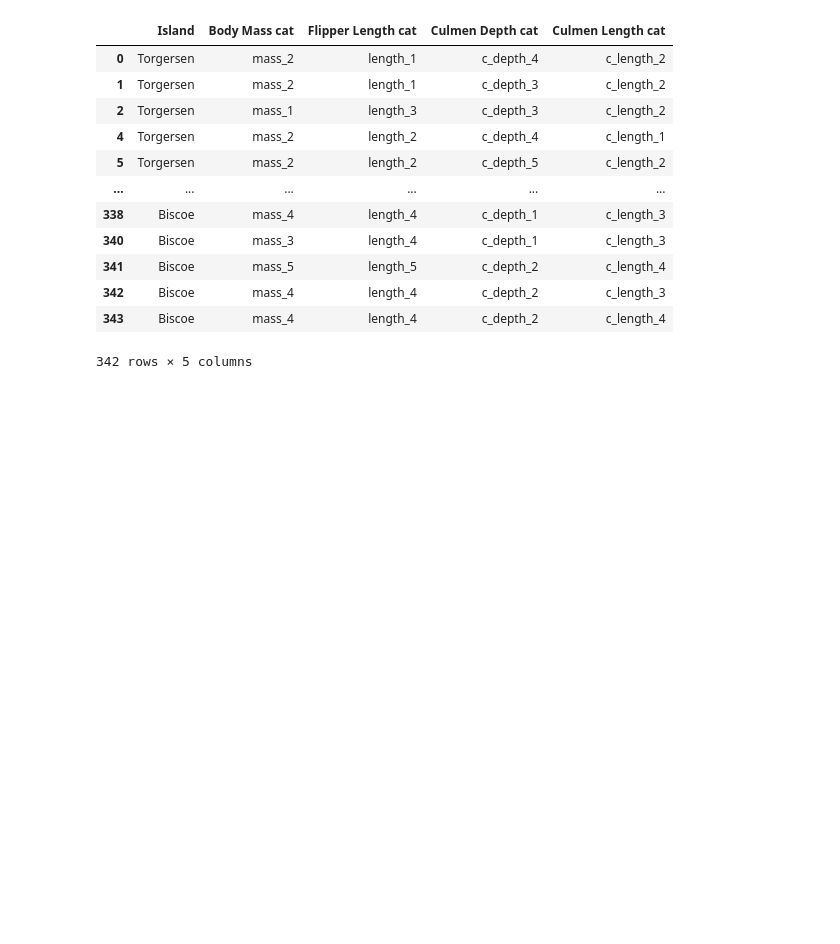
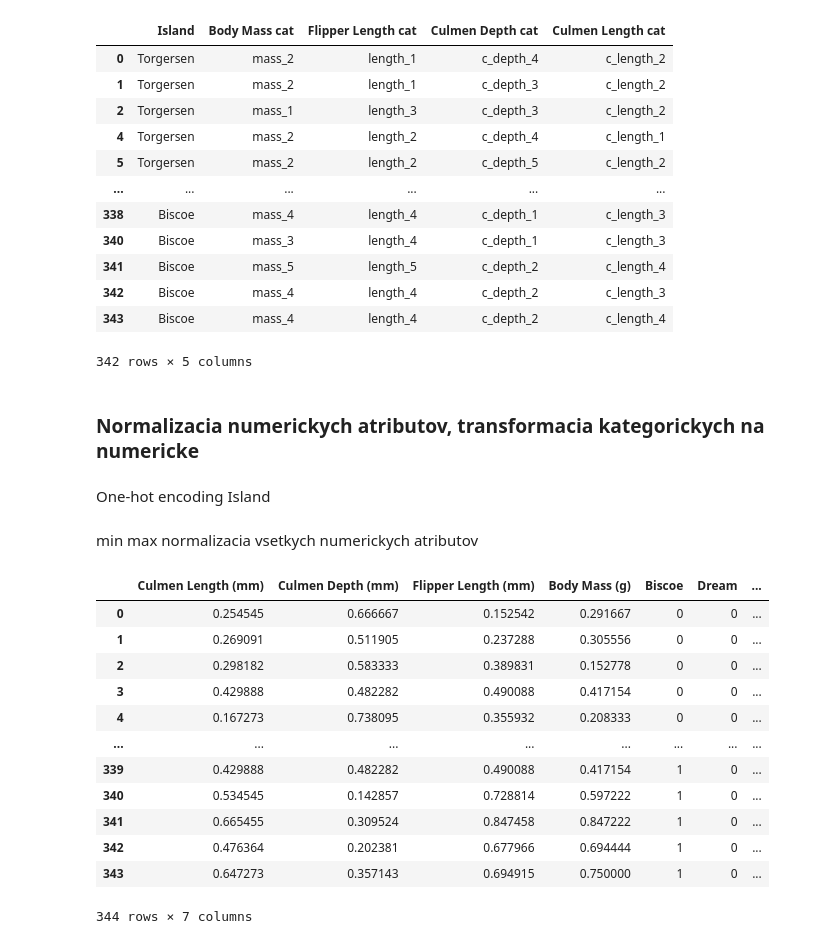
Before and after one commit to Unexp1ainable/UPA-2, a Jupyter notebook: data_mining.ipynb, the cells around one changed output. Drawn from its saved outputs; the diff is of its cells as text; code cells hidden in the pictures; blank space fills up the shorter version.

Commit message:
numerical normalization, island to onehot

```diff
--- a/data_mining.ipynb
+++ b/data_mining.ipynb
@@ -181,3 +181,13 @@ data
 | 342 | Biscoe | mass_4 | length_4 | c_depth_2 | c_length_3 |
 | 343 | Biscoe | mass_4 | length_4 | c_depth_2 | c_length_4 |
 342 rows × 5 columns
+# %% [markdown]
+### Normalizacia numerickych atributov, transformacia kategorickych na numericke
+# %% [markdown]
+One-hot encoding Island
+# %%
+one_hot = pd.get_dummies(data2['Island'])
+data2.drop('Island',axis = 1, inplace=True)
+data2 = data2.join(one_hot)
+# %% [markdown]
+min max normalizacia vsetkych numerickych atributov
@@ -183,0 +200,16 @@ data
+# %%
+data2
+# %% [output]
+|  | Culmen Length (mm) | Culmen Depth (mm) | Flipper Length (mm) | Body Mass (g) | Biscoe | Dream | ... |
+| 0 | 0.254545 | 0.666667 | 0.152542 | 0.291667 | 0 | 0 | ... |
+| 1 | 0.269091 | 0.511905 | 0.237288 | 0.305556 | 0 | 0 | ... |
+| 2 | 0.298182 | 0.583333 | 0.389831 | 0.152778 | 0 | 0 | ... |
+| 3 | 0.429888 | 0.482282 | 0.490088 | 0.417154 | 0 | 0 | ... |
+| 4 | 0.167273 | 0.738095 | 0.355932 | 0.208333 | 0 | 0 | ... |
+| ... | ... | ... | ... | ... | ... | ... | ... |
+| 339 | 0.429888 | 0.482282 | 0.490088 | 0.417154 | 1 | 0 | ... |
+| 340 | 0.534545 | 0.142857 | 0.728814 | 0.597222 | 1 | 0 | ... |
+| 341 | 0.665455 | 0.309524 | 0.847458 | 0.847222 | 1 | 0 | ... |
+| 342 | 0.476364 | 0.202381 | 0.677966 | 0.694444 | 1 | 0 | ... |
+| 343 | 0.647273 | 0.357143 | 0.694915 | 0.750000 | 1 | 0 | ... |
+344 rows × 7 columns
```
Also changed, not shown: parts of 1 cell of this notebook.
